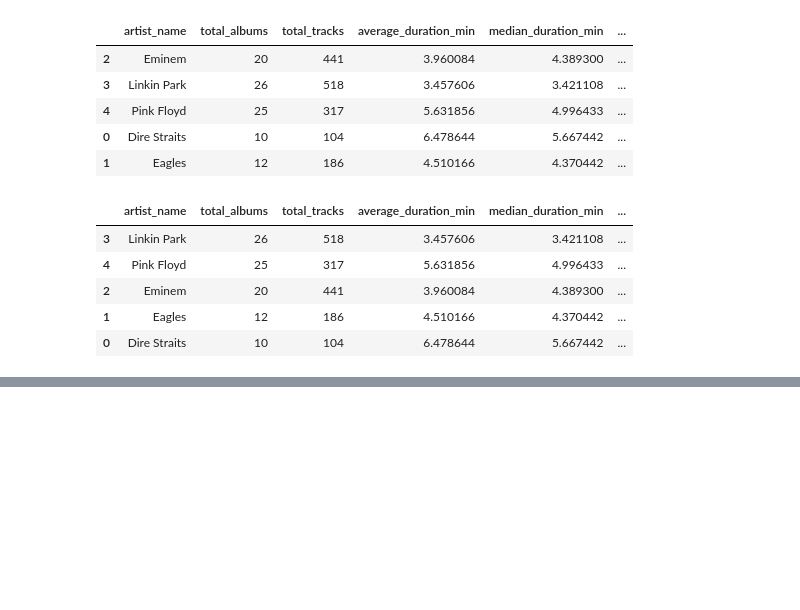
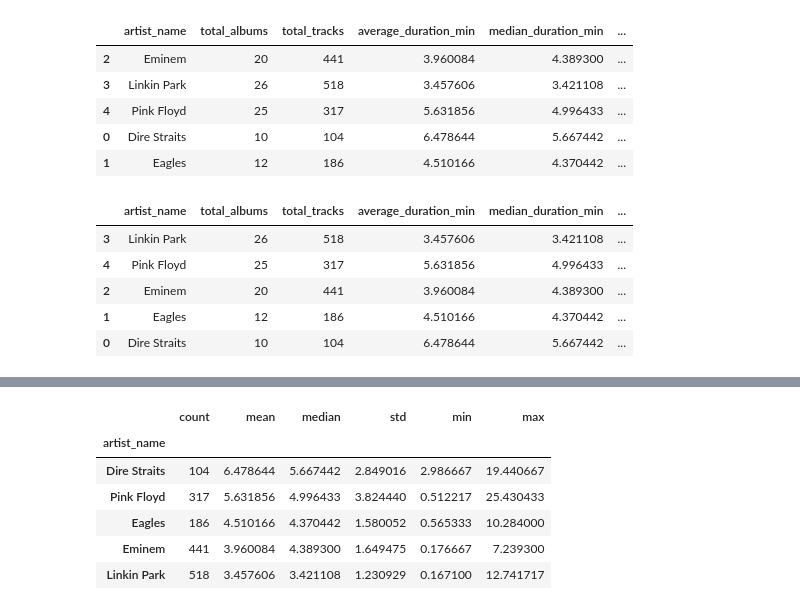
Before and after one commit to yagofelix00/spotify-music-analytics, a Jupyter notebook: notebooks/01_exploratory_analysis.ipynb, the cells around one changed output, grey strips where cells are left out. Cells and saved outputs as stored; diff of their text form; code cells hidden in the pictures; blank space fills up the shorter version.

```diff
--- a/notebooks/01_exploratory_analysis.ipynb
+++ b/notebooks/01_exploratory_analysis.ipynb
@@ -381,0 +513,28 @@ artist_analysis.sort_values(
+# %%
+duration_by_artist = (
+    tracks.groupby("artist_name")["duration_minutes"]
+    .agg(
+        [
+            "count",
+            "mean",
+            "median",
+            "std",
+            "min",
+            "max",
+        ]
+    )
+    .sort_values(
+        by="mean",
+        ascending=False,
+    )
+)
+
+duration_by_artist
+# %% [output]
+|  | count | mean | median | std | min | max |
+| artist_name |  |  |  |  |  |  |
+| Dire Straits | 104 | 6.478644 | 5.667442 | 2.849016 | 2.986667 | 19.440667 |
+| Pink Floyd | 317 | 5.631856 | 4.996433 | 3.824440 | 0.512217 | 25.430433 |
+| Eagles | 186 | 4.510166 | 4.370442 | 1.580052 | 0.565333 | 10.284000 |
+| Eminem | 441 | 3.960084 | 4.389300 | 1.649475 | 0.176667 | 7.239300 |
+| Linkin Park | 518 | 3.457606 | 3.421108 | 1.230929 | 0.167100 | 12.741717 |
```
Also changed, not shown: parts of 10 cells of this notebook.
